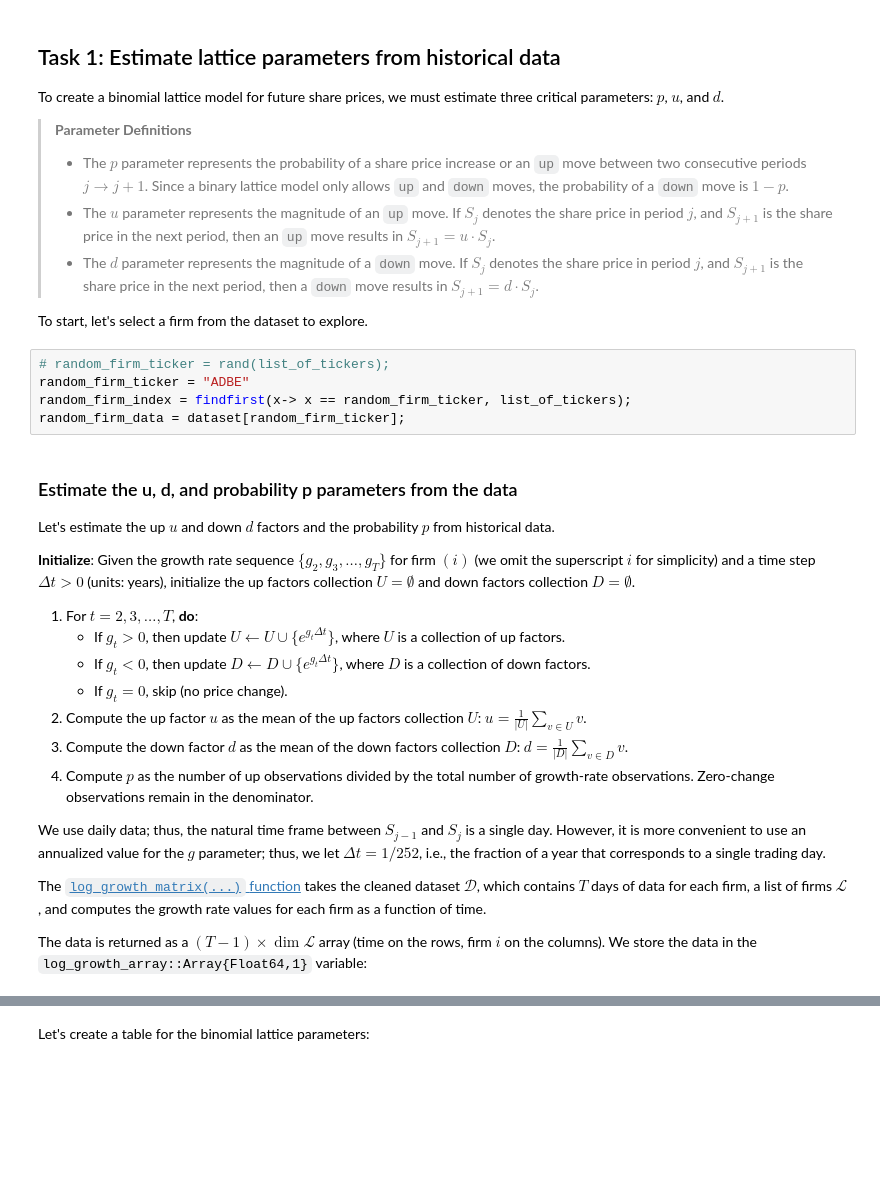
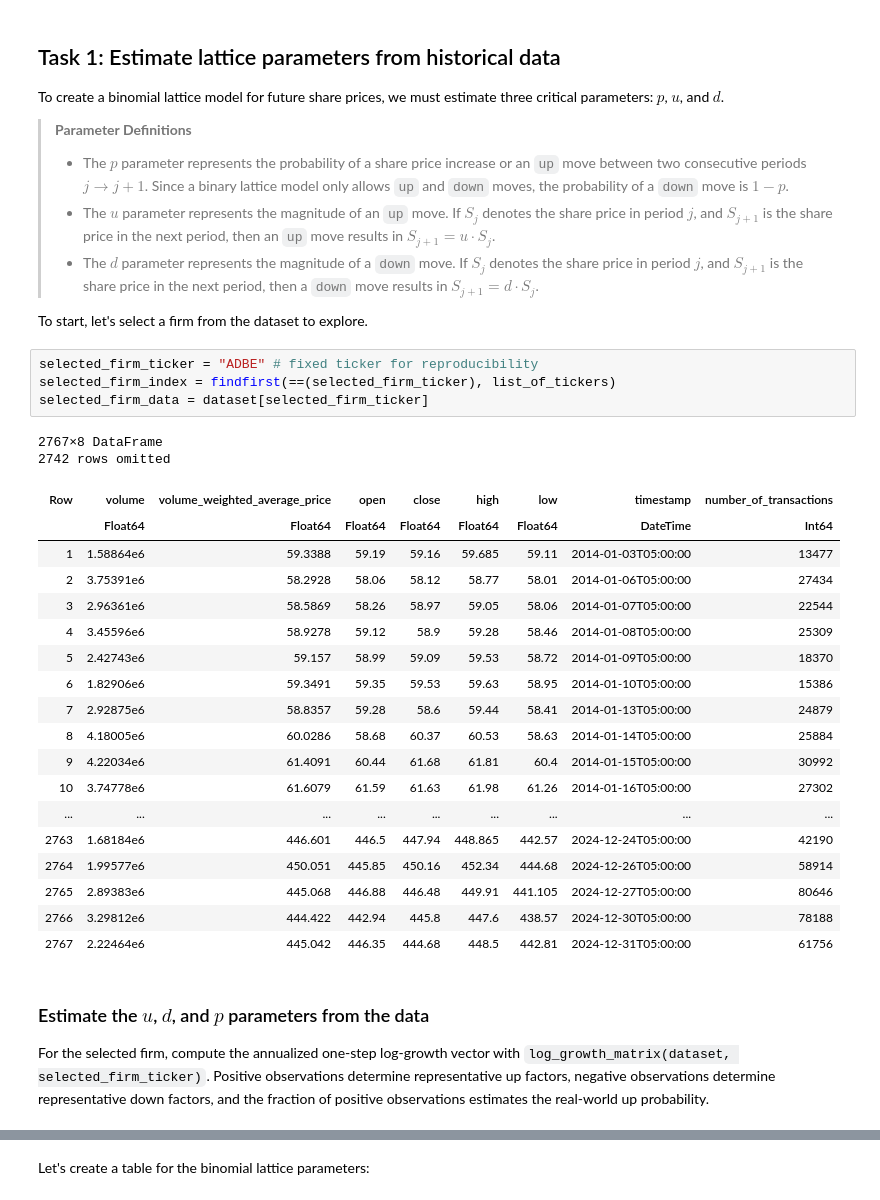
Before and after one commit to varnerlab/CHEME-5660-CourseRepository-Fall-2026, a Jupyter notebook: lectures/week-4/L4a/CHEME-5660-L4a-Example-CumulativeProbabilityLattice-Fall-2026.ipynb, the cells around one changed output, grey strips where cells are left out. Cells and saved outputs as stored; diff of their text form; blank space fills up the shorter version.

```diff
--- a/lectures/week-4/L4a/CHEME-5660-L4a-Example-CumulativeProbabilityLattice-Fall-2026.ipynb
+++ b/lectures/week-4/L4a/CHEME-5660-L4a-Example-CumulativeProbabilityLattice-Fall-2026.ipynb
@@ -105,27 +106,31 @@ To create a binomial lattice model for future share prices, we must estimate thr
 
 To start, let's select a firm from the dataset to explore.
 # %%
-# random_firm_ticker = rand(list_of_tickers);
-random_firm_ticker = "ADBE"
-random_firm_index = findfirst(x-> x == random_firm_ticker, list_of_tickers);
-random_firm_data = dataset[random_firm_ticker];
+selected_firm_ticker = "ADBE" # fixed ticker for reproducibility
+selected_firm_index = findfirst(==(selected_firm_ticker), list_of_tickers)
+selected_firm_data = dataset[selected_firm_ticker]
+# %% [output]
+2767×8 DataFrame
+2742 rows omitted
+| Row | volume | volume_weighted_average_price | open | close | high | low | timestamp | number_of_transactions |
+|  | Float64 | Float64 | Float64 | Float64 | Float64 | Float64 | DateTime | Int64 |
+| 1 | 1.58864e6 | 59.3388 | 59.19 | 59.16 | 59.685 | 59.11 | 2014-01-03T05:00:00 | 13477 |
+| 2 | 3.75391e6 | 58.2928 | 58.06 | 58.12 | 58.77 | 58.01 | 2014-01-06T05:00:00 | 27434 |
+| 3 | 2.96361e6 | 58.5869 | 58.26 | 58.97 | 59.05 | 58.06 | 2014-01-07T05:00:00 | 22544 |
+| 4 | 3.45596e6 | 58.9278 | 59.12 | 58.9 | 59.28 | 58.46 | 2014-01-08T05:00:00 | 25309 |
+| 5 | 2.42743e6 | 59.157 | 58.99 | 59.09 | 59.53 | 58.72 | 2014-01-09T05:00:00 | 18370 |
+| 6 | 1.82906e6 | 59.3491 | 59.35 | 59.53 | 59.63 | 58.95 | 2014-01-10T05:00:00 | 15386 |
+| 7 | 2.92875e6 | 58.8357 | 59.28 | 58.6 | 59.44 | 58.41 | 2014-01-13T05:00:00 | 24879 |
+| 8 | 4.18005e6 | 60.0286 | 58.68 | 60.37 | 60.53 | 58.63 | 2014-01-14T05:00:00 | 25884 |
+| 9 | 4.22034e6 | 61.4091 | 60.44 | 61.68 | 61.81 | 60.4 | 2014-01-15T05:00:00 | 30992 |
+| 10 | 3.74778e6 | 61.6079 | 61.59 | 61.63 | 61.98 | 61.26 | 2014-01-16T05:00:00 | 27302 |
+| ... | ... | ... | ... | ... | ... | ... | ... | ... |
+| 2763 | 1.68184e6 | 446.601 | 446.5 | 447.94 | 448.865 | 442.57 | 2024-12-24T05:00:00 | 42190 |
+| 2764 | 1.99577e6 | 450.051 | 445.85 | 450.16 | 452.34 | 444.68 | 2024-12-26T05:00:00 | 58914 |
+| 2765 | 2.89383e6 | 445.068 | 446.88 | 446.48 | 449.91 | 441.105 | 2024-12-27T05:00:00 | 80646 |
+| 2766 | 3.29812e6 | 444.422 | 442.94 | 445.8 | 447.6 | 438.57 | 2024-12-30T05:00:00 | 78188 |
+| 2767 | 2.22464e6 | 445.042 | 446.35 | 444.68 | 448.5 | 442.81 | 2024-12-31T05:00:00 | 61756 |
 # %% [markdown]
-### Estimate the u, d, and probability p parameters from the data
-Let's estimate the up $u$ and down $d$ factors and the probability $p$ from historical data.
-
-__Initialize__: Given the growth rate sequence $\{g_{2},g_{3},\dots,g_{T}\}$ for firm $(i)$ (we omit the superscript $i$ for simplicity) and a time step $\Delta{t} > 0$ (units: years), initialize the up factors collection $U = \emptyset$ and down factors collection $D = \emptyset$.
-
-1. For $t = 2,3,\dots,T$, __do__:
-    - If $g_{t} > 0$, then update $U \leftarrow U \cup \{e^{g_{t}\Delta{t}}\}$, where $U$ is a collection of up factors.
-    - If $g_{t} < 0$, then update $D \leftarrow D \cup \{e^{g_{t}\Delta{t}}\}$, where $D$ is a collection of down factors.
-    - If $g_{t} = 0$, skip (no price change).
-2. Compute the up factor $u$ as the mean of the up factors collection $U$: $u = \frac{1}{|U|} \sum_{v \in U} v$.
-3. Compute the down factor $d$ as the mean of the down factors collection $D$: $d = \frac{1}{|D|} \sum_{v \in D} v$.
-4. Compute $p$ as the number of up observations divided by the total number of growth-rate observations. Zero-change observations remain in the denominator.
-
-We use daily data; thus, the natural time frame between $S_{j-1}$ and $S_{j}$ is a single day. However, it is more convenient to use an annualized value for the $g$ parameter; thus, we let $\Delta{t} = 1/252$, i.e., the fraction of a year that corresponds to a single trading day.
-
-The [`log_growth_matrix(...)` function](https://varnerlab.org/CHEME-5660-CourseRepository-Fall-2026/dev/equity/#VLQuantitativeFinancePackage.log_growth_matrix) takes the cleaned dataset $\mathcal{D}$, which contains $T$ days of data for each firm, a list of firms $\mathcal{L}$, and computes the growth rate values for each firm as a function of time.
-
-The data is returned as a $(T - 1)\times\dim\mathcal{L}$ array (time on the rows, firm $i$ on the columns). We store the data in the `log_growth_array::Array{Float64,1}` variable:
+### Estimate the $u$, $d$, and $p$ parameters from the data
+For the selected firm, compute the annualized one-step log-growth vector with `log_growth_matrix(dataset, selected_firm_ticker)`. Positive observations determine representative up factors, negative observations determine representative down factors, and the fraction of positive observations estimates the real-world up probability.
 # %%
```
Also changed, not shown: parts of 18 cells of this notebook, 28 other files.
